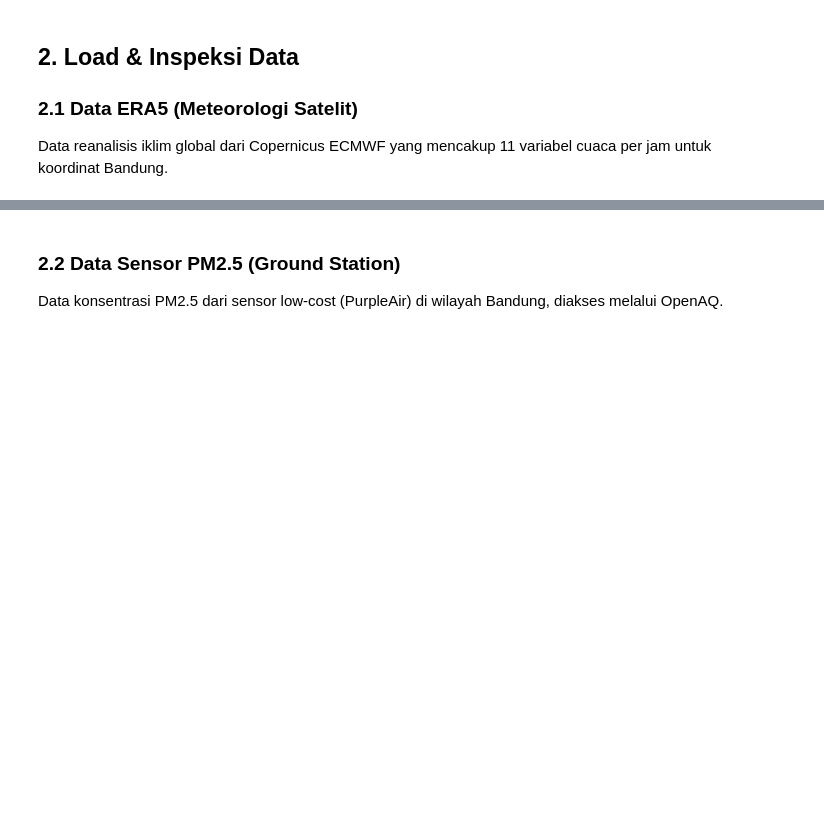
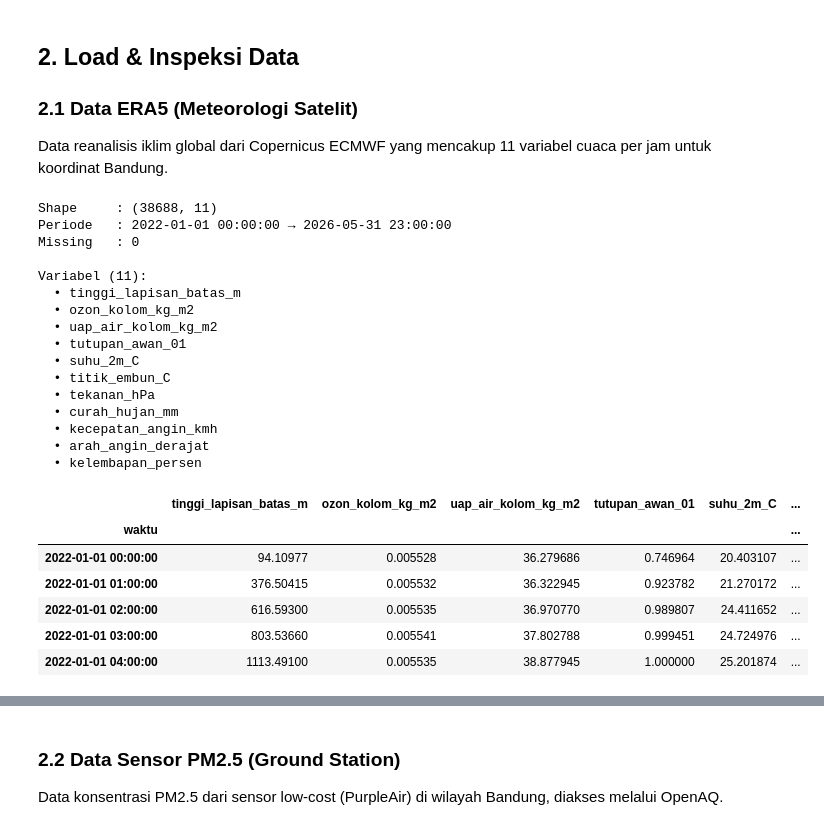
Before and after one commit to JARS-17/AirQuality-Research, a Jupyter notebook: notebooks/01_exploratory/01_EDA_PM25_ERA5.ipynb, the cells around one changed output, grey strips where cells are left out. Drawn from its saved outputs; the diff is of its cells as text; code cells hidden in the pictures; blank space fills up the shorter version.

```diff
--- a/notebooks/01_exploratory/01_EDA_PM25_ERA5.ipynb
+++ b/notebooks/01_exploratory/01_EDA_PM25_ERA5.ipynb
@@ -51,19 +55,43 @@ ModuleNotFoundError: No module named 'pandas'
 Data reanalisis iklim global dari Copernicus ECMWF yang mencakup 11 variabel cuaca per jam untuk koordinat Bandung.
 # %%
 # Load ERA5
-era5 = pd.read_csv(r'D:\Kuliah Praktik\KP BRIN\data\raw\era5_bandung_2022_2026.csv')
+era5 = pd.read_csv(r'/content/drive/MyDrive/KP_BRIN/data/raw/era5/era5_bandung_2022_2026.csv')
 era5['waktu'] = pd.to_datetime(era5['waktu'])
 era5 = era5.drop(columns=['number'])  # kolom konstan 0, tidak berguna
 era5 = era5.set_index('waktu')
 
 print(f"Shape     : {era5.shape}")
 print(f"Periode   : {era5.index.min()} → {era5.index.max()}")
 print(f"Missing   : {era5.isnull().sum().sum()}")
 print(f"\nVariabel ({len(era5.columns)}):")
 for col in era5.columns:
     print(f"  • {col}")
 
 era5.head()
+# %% [output]
+Shape     : (38688, 11)
+Periode   : 2022-01-01 00:00:00 → 2026-05-31 23:00:00
+Missing   : 0
+
+Variabel (11):
+  • tinggi_lapisan_batas_m
+  • ozon_kolom_kg_m2
+  • uap_air_kolom_kg_m2
+  • tutupan_awan_01
+  • suhu_2m_C
+  • titik_embun_C
+  • tekanan_hPa
+  • curah_hujan_mm
+  • kecepatan_angin_kmh
+  • arah_angin_derajat
+  • kelembapan_persen
+|  | tinggi_lapisan_batas_m | ozon_kolom_kg_m2 | uap_air_kolom_kg_m2 | tutupan_awan_01 | suhu_2m_C | ... |
+| waktu |  |  |  |  |  | ... |
+| 2022-01-01 00:00:00 | 94.10977 | 0.005528 | 36.279686 | 0.746964 | 20.403107 | ... |
+| 2022-01-01 01:00:00 | 376.50415 | 0.005532 | 36.322945 | 0.923782 | 21.270172 | ... |
+| 2022-01-01 02:00:00 | 616.59300 | 0.005535 | 36.970770 | 0.989807 | 24.411652 | ... |
+| 2022-01-01 03:00:00 | 803.53660 | 0.005541 | 37.802788 | 0.999451 | 24.724976 | ... |
+| 2022-01-01 04:00:00 | 1113.49100 | 0.005535 | 38.877945 | 1.000000 | 25.201874 | ... |
 # %%
 # Statistik deskriptif ERA5
 era5.describe().round(3)
```
Also changed, not shown: parts of 18 cells of this notebook, 4 other files.
